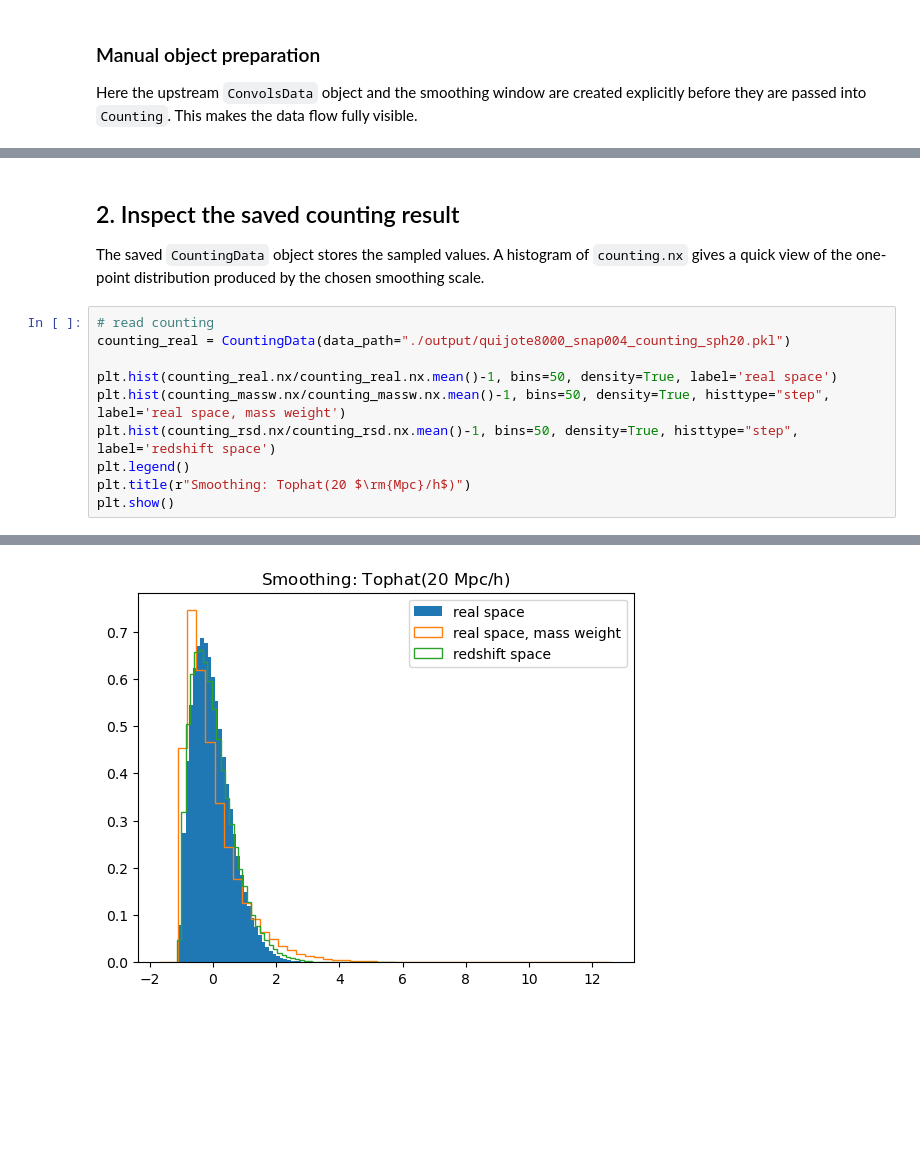
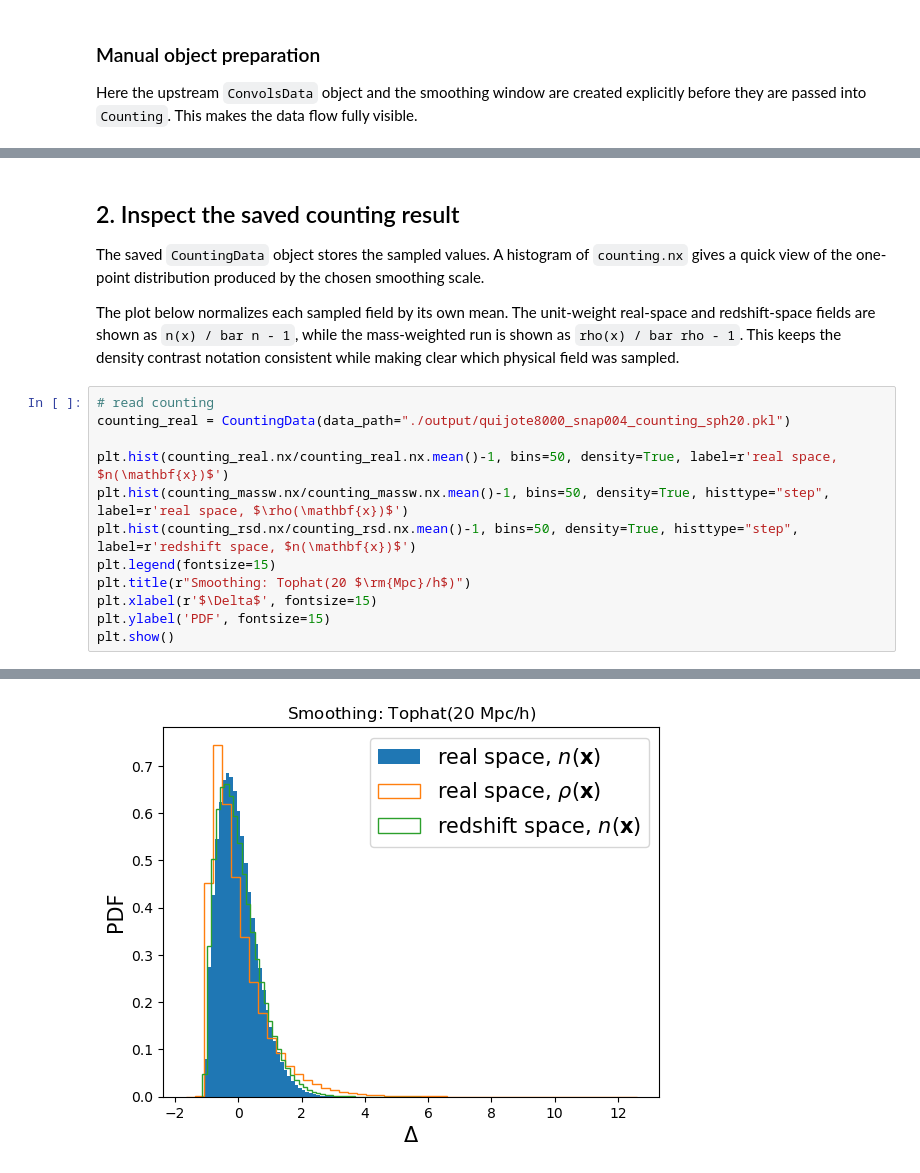
Before and after one commit to SYSUSPA-Projects/PyHermes, a Jupyter notebook: examples/notebooks/counting.ipynb, the cells around one changed output, grey strips where cells are left out. Drawn from its saved outputs; the diff is of its cells as text; blank space fills up the shorter version.

```diff
--- a/examples/notebooks/counting.ipynb
+++ b/examples/notebooks/counting.ipynb
@@ -152,14 +156,18 @@ counting_rsd = task.run(save_result=False)
 ## 2. Inspect the saved counting result
 
 The saved `CountingData` object stores the sampled values. A histogram of `counting.nx` gives a quick view of the one-point distribution produced by the chosen smoothing scale.
+
+The plot below normalizes each sampled field by its own mean. The unit-weight real-space and redshift-space fields are shown as `n(x) / bar n - 1`, while the mass-weighted run is shown as `rho(x) / bar rho - 1`. This keeps the density contrast notation consistent while making clear which physical field was sampled.
 # %%
 # read counting
 counting_real = CountingData(data_path="./output/quijote8000_snap004_counting_sph20.pkl")
 
-plt.hist(counting_real.nx/counting_real.nx.mean()-1, bins=50, density=True, label='real space')
-plt.hist(counting_massw.nx/counting_massw.nx.mean()-1, bins=50, density=True, histtype="step", label='real space, mass weight')
-plt.hist(counting_rsd.nx/counting_rsd.nx.mean()-1, bins=50, density=True, histtype="step", label='redshift space')
-plt.legend()
+plt.hist(counting_real.nx/counting_real.nx.mean()-1, bins=50, density=True, label=r'real space, $n(\mathbf{x})$')
+plt.hist(counting_massw.nx/counting_massw.nx.mean()-1, bins=50, density=True, histtype="step", label=r'real space, $\rho(\mathbf{x})$')
+plt.hist(counting_rsd.nx/counting_rsd.nx.mean()-1, bins=50, density=True, histtype="step", label=r'redshift space, $n(\mathbf{x})$')
+plt.legend(fontsize=15)
 plt.title(r"Smoothing: Tophat(20 $\rm{Mpc}/h$)")
+plt.xlabel(r'$\Delta$', fontsize=15)
+plt.ylabel('PDF', fontsize=15)
 plt.show()
 # %% [output]
@@ -168,4 +176,4 @@ plt.show()
-[figure, old version]
+[figure, new version]
 # %% [markdown]
 ## 3. Low-level view: sample the smoothed field directly
 
```
Also changed, not shown: parts of 9 cells of this notebook, 3 other files.
